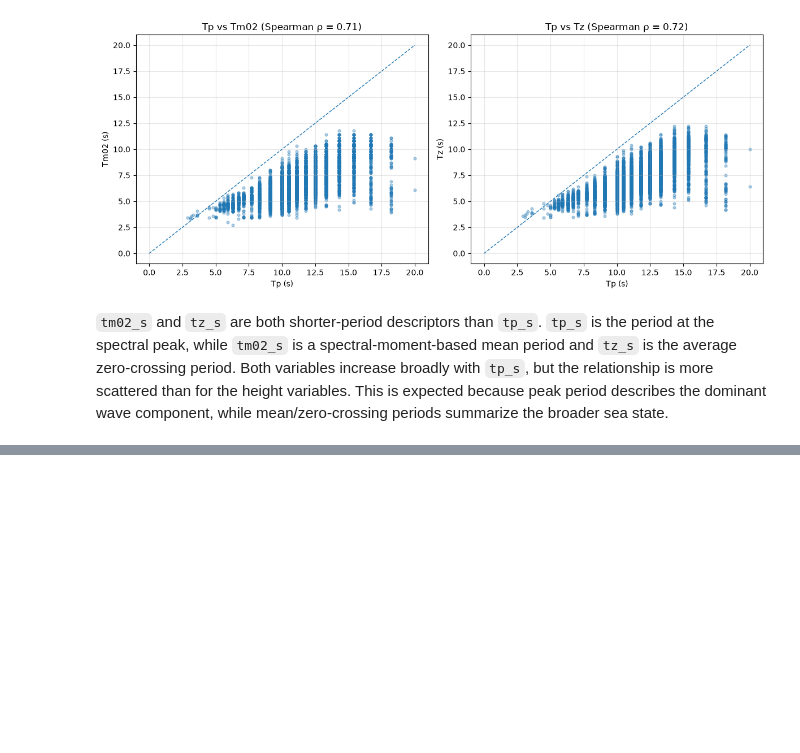
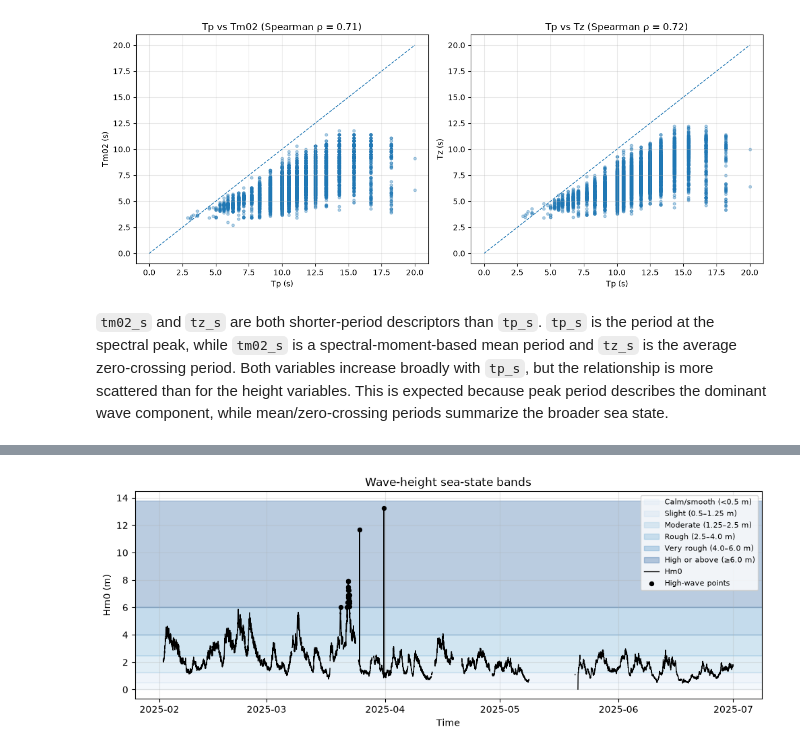
Before and after one commit to ChouaibB/wave-energy-forecasting-storage-ml, a Jupyter notebook: notebooks/02_wec_power_estimation.ipynb, the cells around one changed output, grey strips where cells are left out. Saved outputs shown, nothing was run; the diff lists cells and outputs as text; code cells hidden in the pictures; blank space fills up the shorter version.

Commit message:
sea-state conditions

```diff
--- a/notebooks/02_wec_power_estimation.ipynb
+++ b/notebooks/02_wec_power_estimation.ipynb
@@ -330,0 +337,55 @@ plt.show()
+# %%
+condition_df = wave_df.copy()
+
+# Descriptive sea-state bands based on common WMO/Douglas-style Hs ranges.
+sea_state_bands = [
+    (0.0, 0.5, "Calm/smooth (<0.5 m)", plt.cm.Blues(0.15)),
+    (0.5, 1.25, "Slight (0.5–1.25 m)", plt.cm.Blues(0.25)),
+    (1.25, 2.5, "Moderate (1.25–2.5 m)", plt.cm.Blues(0.40)),
+    (2.5, 4.0, "Rough (2.5–4.0 m)", plt.cm.Blues(0.55)),
+    (4.0, 6.0, "Very rough (4.0–6.0 m)", plt.cm.Blues(0.70)),
+    (6.0, np.nanmax(condition_df["hm0_m"]) + 0.5, "High or above (≥6.0 m)", plt.cm.Blues(0.90)),
+]
+
+condition_df["high_wave_flag"] = condition_df["hm0_m"] >= 6.0
+
+fig, ax = plt.subplots(figsize=(12, 4))
+
+# Background sea-state bands
+for lower, upper, label, color in sea_state_bands:
+    ax.axhspan(
+        lower,
+        upper,
+        color=color,
+        alpha=0.28,
+        label=label,
+    )
+
+# Main Hm0 line
+ax.plot(
+    condition_df["time"],
+    condition_df["hm0_m"],
+    color="black",
+    linewidth=1.0,
+    label="Hm0",
+)
+
+# High-wave points
+ax.scatter(
+    condition_df.loc[condition_df["high_wave_flag"], "time"],
+    condition_df.loc[condition_df["high_wave_flag"], "hm0_m"],
+    s=18,
+    color="black",
+    zorder=3,
+    label="High-wave points",
+)
+
+ax.set_xlabel("Time")
+ax.set_ylabel("Hm0 (m)")
+ax.set_title("Wave-height sea-state bands")
+ax.grid(True, alpha=0.3)
+ax.legend(loc="upper right", fontsize=8)
+
+plt.show()
+# %% [output]
+[figure, added]
```
Also changed, not shown: parts of 4 cells of this notebook.
